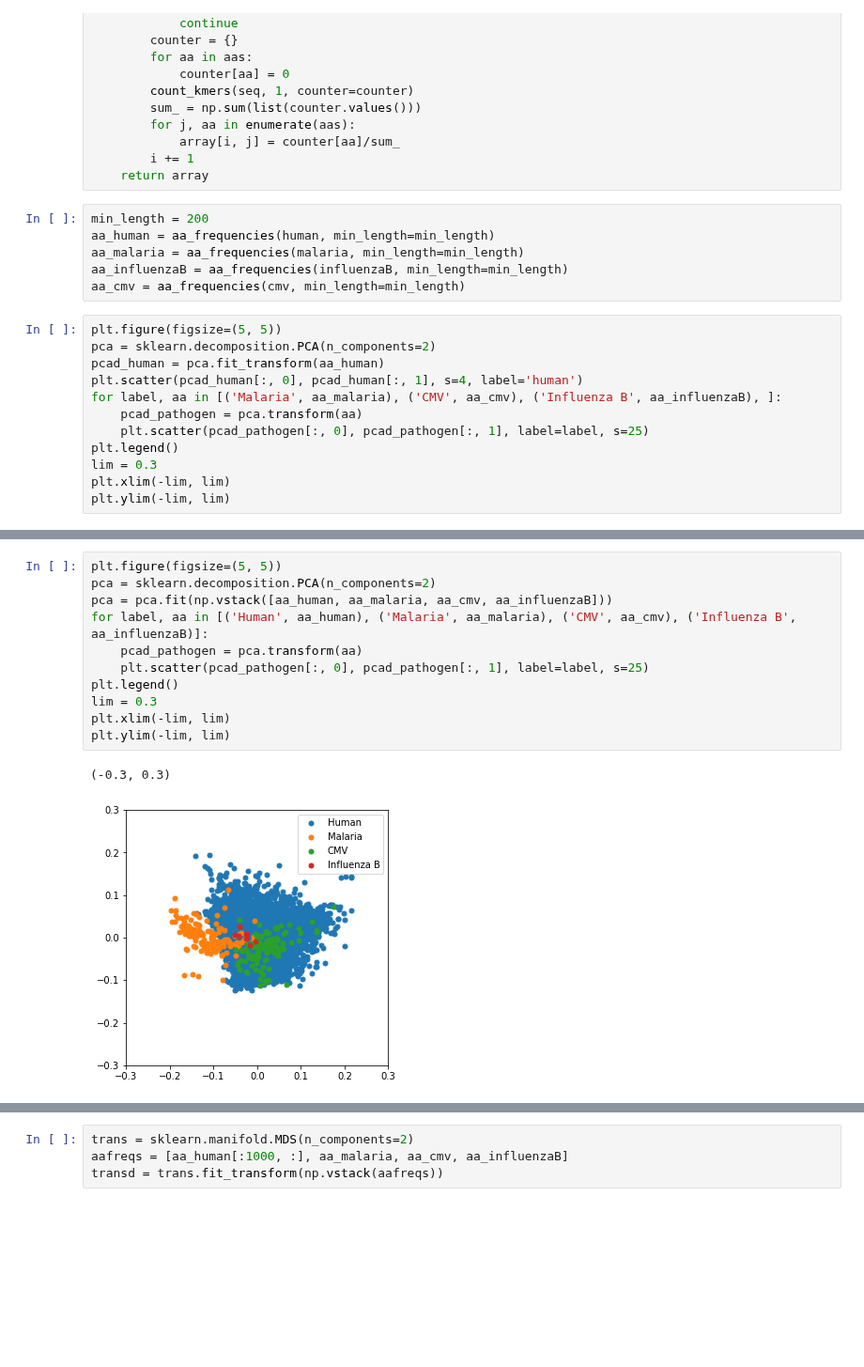
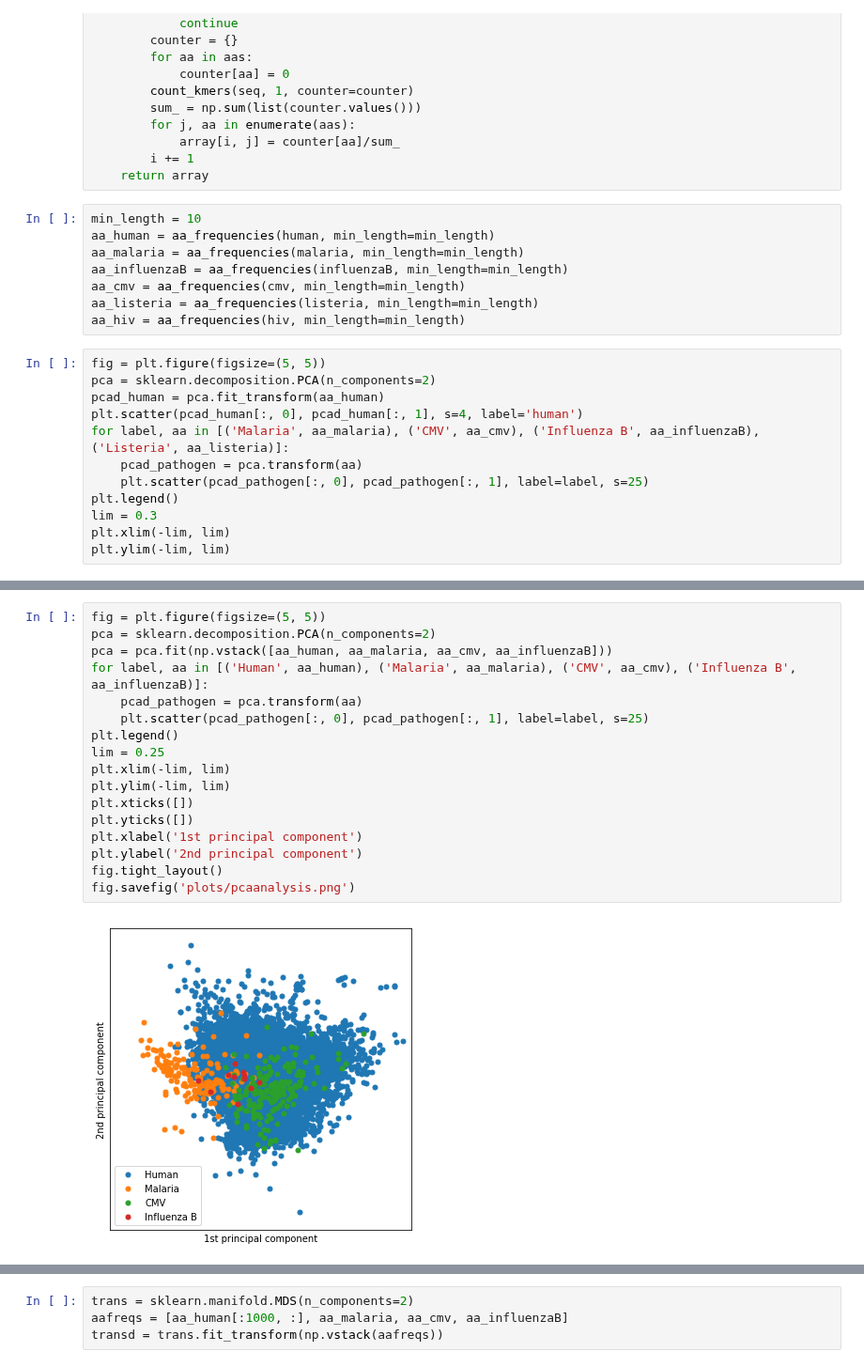
Before and after one commit to andim/peptidome, a Jupyter notebook: code/analysis.ipynb, the cells around one changed output, grey strips where cells are left out. Shown at 94% size. Cells and saved outputs as stored; diff of their text form; blank space fills up the shorter version.

```diff
--- a/code/analysis.ipynb
+++ b/code/analysis.ipynb
@@ -247,17 +256,19 @@ def aa_frequencies(proteome, min_length=1):
         i += 1
     return array
 # %%
-min_length = 200
+min_length = 10
 aa_human = aa_frequencies(human, min_length=min_length)
 aa_malaria = aa_frequencies(malaria, min_length=min_length)
 aa_influenzaB = aa_frequencies(influenzaB, min_length=min_length)
 aa_cmv = aa_frequencies(cmv, min_length=min_length)
+aa_listeria = aa_frequencies(listeria, min_length=min_length)
+aa_hiv = aa_frequencies(hiv, min_length=min_length)
 # %%
-plt.figure(figsize=(5, 5))
+fig = plt.figure(figsize=(5, 5))
 pca = sklearn.decomposition.PCA(n_components=2)
 pcad_human = pca.fit_transform(aa_human)
 plt.scatter(pcad_human[:, 0], pcad_human[:, 1], s=4, label='human')
-for label, aa in [('Malaria', aa_malaria), ('CMV', aa_cmv), ('Influenza B', aa_influenzaB), ]:
+for label, aa in [('Malaria', aa_malaria), ('CMV', aa_cmv), ('Influenza B', aa_influenzaB),  ('Listeria', aa_listeria)]:
     pcad_pathogen = pca.transform(aa)
     plt.scatter(pcad_pathogen[:, 0], pcad_pathogen[:, 1], label=label, s=25)
 plt.legend()
@@ -270,14 +281,19 @@ plt.ylim(-lim, lim)
 # %%
-plt.figure(figsize=(5, 5))
+fig = plt.figure(figsize=(5, 5))
 pca = sklearn.decomposition.PCA(n_components=2)
 pca = pca.fit(np.vstack([aa_human, aa_malaria, aa_cmv, aa_influenzaB]))
 for label, aa in [('Human', aa_human), ('Malaria', aa_malaria), ('CMV', aa_cmv), ('Influenza B', aa_influenzaB)]:
     pcad_pathogen = pca.transform(aa)
     plt.scatter(pcad_pathogen[:, 0], pcad_pathogen[:, 1], label=label, s=25)
 plt.legend()
-lim = 0.3
+lim = 0.25
 plt.xlim(-lim, lim)
 plt.ylim(-lim, lim)
+plt.xticks([])
+plt.yticks([])
+plt.xlabel('1st principal component')
+plt.ylabel('2nd principal component')
+fig.tight_layout()
+fig.savefig('plots/pcaanalysis.png')
 # %% [output]
-(-0.3, 0.3)
-[figure, old version]
+[figure, new version]
```
Also changed, not shown: parts of 25 cells of this notebook, 6 other files.
